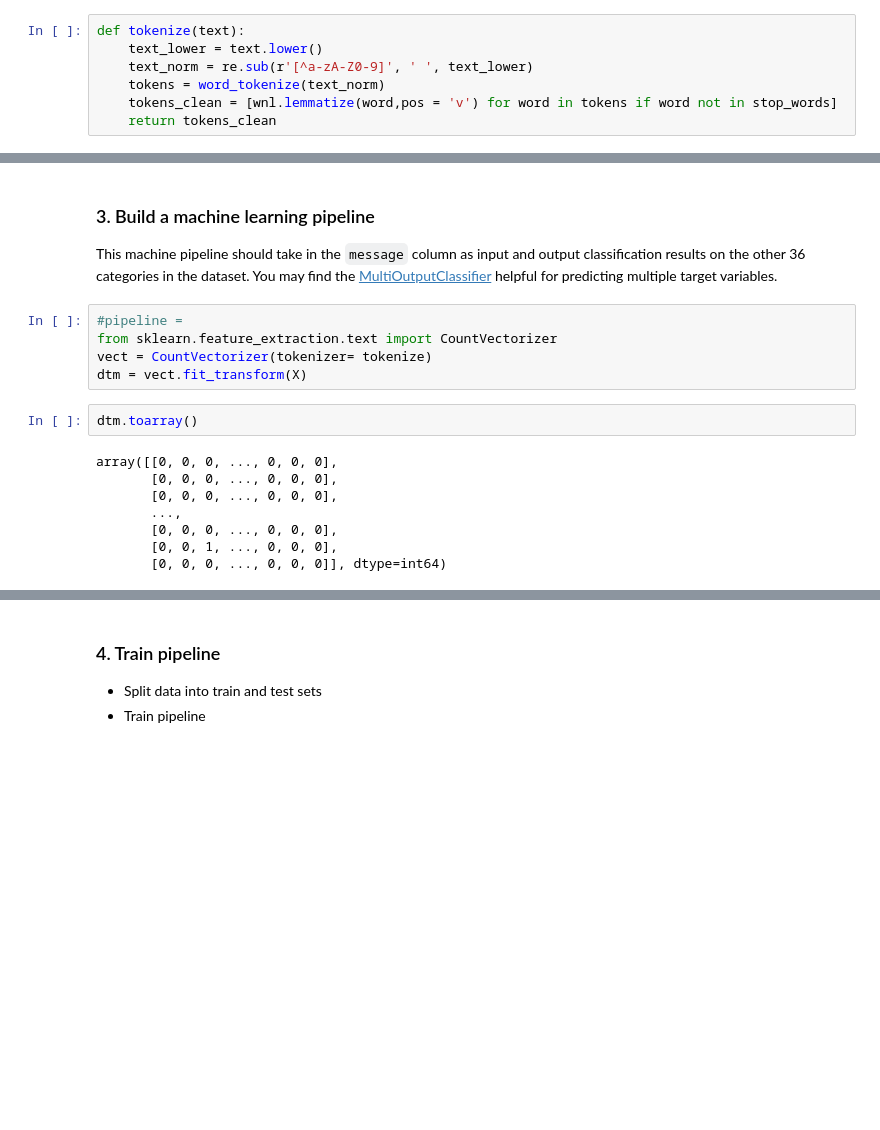
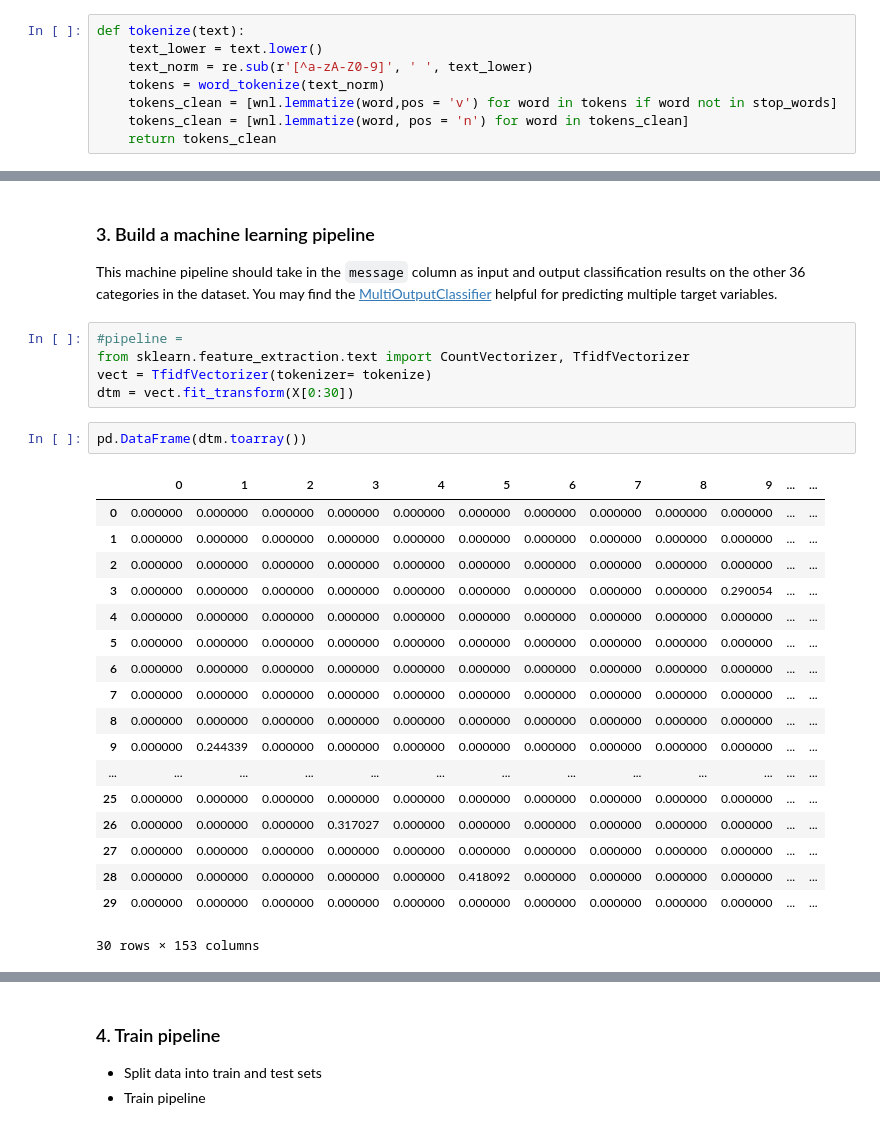
Before and after one commit to edonkoh/Disaster_Response-, a Jupyter notebook: Notebooks/ML Pipeline Preparation.ipynb, the cells around one changed output, grey strips where cells are left out. Saved outputs shown, nothing was run; the diff lists cells and outputs as text; blank space fills up the shorter version.

```diff
--- a/Notebooks/ML Pipeline Preparation.ipynb
+++ b/Notebooks/ML Pipeline Preparation.ipynb
@@ -38,4 +38,5 @@ def tokenize(text):
     text_norm = re.sub(r'[^a-zA-Z0-9]', ' ', text_lower)
     tokens = word_tokenize(text_norm)
     tokens_clean = [wnl.lemmatize(word,pos = 'v') for word in tokens if word not in stop_words]
+    tokens_clean = [wnl.lemmatize(word, pos = 'n') for word in tokens_clean]
     return tokens_clean
@@ -48,19 +63,30 @@ tokenize(X[2])
 This machine pipeline should take in the `message` column as input and output classification results on the other 36 categories in the dataset. You may find the [MultiOutputClassifier](http://scikit-learn.org/stable/modules/generated/sklearn.multioutput.MultiOutputClassifier.html) helpful for predicting multiple target variables.
 # %%
 #pipeline =
-from sklearn.feature_extraction.text import CountVectorizer
-vect = CountVectorizer(tokenizer= tokenize)
-dtm = vect.fit_transform(X)
+from sklearn.feature_extraction.text import CountVectorizer, TfidfVectorizer
+vect = TfidfVectorizer(tokenizer= tokenize)
+dtm = vect.fit_transform(X[0:30])
-# %%
-dtm.toarray()
-# %% [output]
-array([[0, 0, 0, ..., 0, 0, 0],
-       [0, 0, 0, ..., 0, 0, 0],
-       [0, 0, 0, ..., 0, 0, 0],
-       ...,
-       [0, 0, 0, ..., 0, 0, 0],
-       [0, 0, 1, ..., 0, 0, 0],
-       [0, 0, 0, ..., 0, 0, 0]], dtype=int64)
+# %%
+pd.DataFrame(dtm.toarray())
+# %% [output]
+|  | 0 | 1 | 2 | 3 | 4 | 5 | 6 | 7 | 8 | 9 | ... | ... |
+| 0 | 0.000000 | 0.000000 | 0.000000 | 0.000000 | 0.000000 | 0.000000 | 0.000000 | 0.000000 | 0.000000 | 0.000000 | ... | ... |
+| 1 | 0.000000 | 0.000000 | 0.000000 | 0.000000 | 0.000000 | 0.000000 | 0.000000 | 0.000000 | 0.000000 | 0.000000 | ... | ... |
+| 2 | 0.000000 | 0.000000 | 0.000000 | 0.000000 | 0.000000 | 0.000000 | 0.000000 | 0.000000 | 0.000000 | 0.000000 | ... | ... |
+| 3 | 0.000000 | 0.000000 | 0.000000 | 0.000000 | 0.000000 | 0.000000 | 0.000000 | 0.000000 | 0.000000 | 0.290054 | ... | ... |
+| 4 | 0.000000 | 0.000000 | 0.000000 | 0.000000 | 0.000000 | 0.000000 | 0.000000 | 0.000000 | 0.000000 | 0.000000 | ... | ... |
+| 5 | 0.000000 | 0.000000 | 0.000000 | 0.000000 | 0.000000 | 0.000000 | 0.000000 | 0.000000 | 0.000000 | 0.000000 | ... | ... |
+| 6 | 0.000000 | 0.000000 | 0.000000 | 0.000000 | 0.000000 | 0.000000 | 0.000000 | 0.000000 | 0.000000 | 0.000000 | ... | ... |
+| 7 | 0.000000 | 0.000000 | 0.000000 | 0.000000 | 0.000000 | 0.000000 | 0.000000 | 0.000000 | 0.000000 | 0.000000 | ... | ... |
+| 8 | 0.000000 | 0.000000 | 0.000000 | 0.000000 | 0.000000 | 0.000000 | 0.000000 | 0.000000 | 0.000000 | 0.000000 | ... | ... |
+| 9 | 0.000000 | 0.244339 | 0.000000 | 0.000000 | 0.000000 | 0.000000 | 0.000000 | 0.000000 | 0.000000 | 0.000000 | ... | ... |
+| ... | ... | ... | ... | ... | ... | ... | ... | ... | ... | ... | ... | ... |
+| 25 | 0.000000 | 0.000000 | 0.000000 | 0.000000 | 0.000000 | 0.000000 | 0.000000 | 0.000000 | 0.000000 | 0.000000 | ... | ... |
+| 26 | 0.000000 | 0.000000 | 0.000000 | 0.317027 | 0.000000 | 0.000000 | 0.000000 | 0.000000 | 0.000000 | 0.000000 | ... | ... |
+| 27 | 0.000000 | 0.000000 | 0.000000 | 0.000000 | 0.000000 | 0.000000 | 0.000000 | 0.000000 | 0.000000 | 0.000000 | ... | ... |
+| 28 | 0.000000 | 0.000000 | 0.000000 | 0.000000 | 0.000000 | 0.418092 | 0.000000 | 0.000000 | 0.000000 | 0.000000 | ... | ... |
+| 29 | 0.000000 | 0.000000 | 0.000000 | 0.000000 | 0.000000 | 0.000000 | 0.000000 | 0.000000 | 0.000000 | 0.000000 | ... | ... |
+30 rows × 153 columns
 # %%
 vect.vocabulary_
 # %% [output]
```
Also changed, not shown: parts of 14 cells of this notebook.
